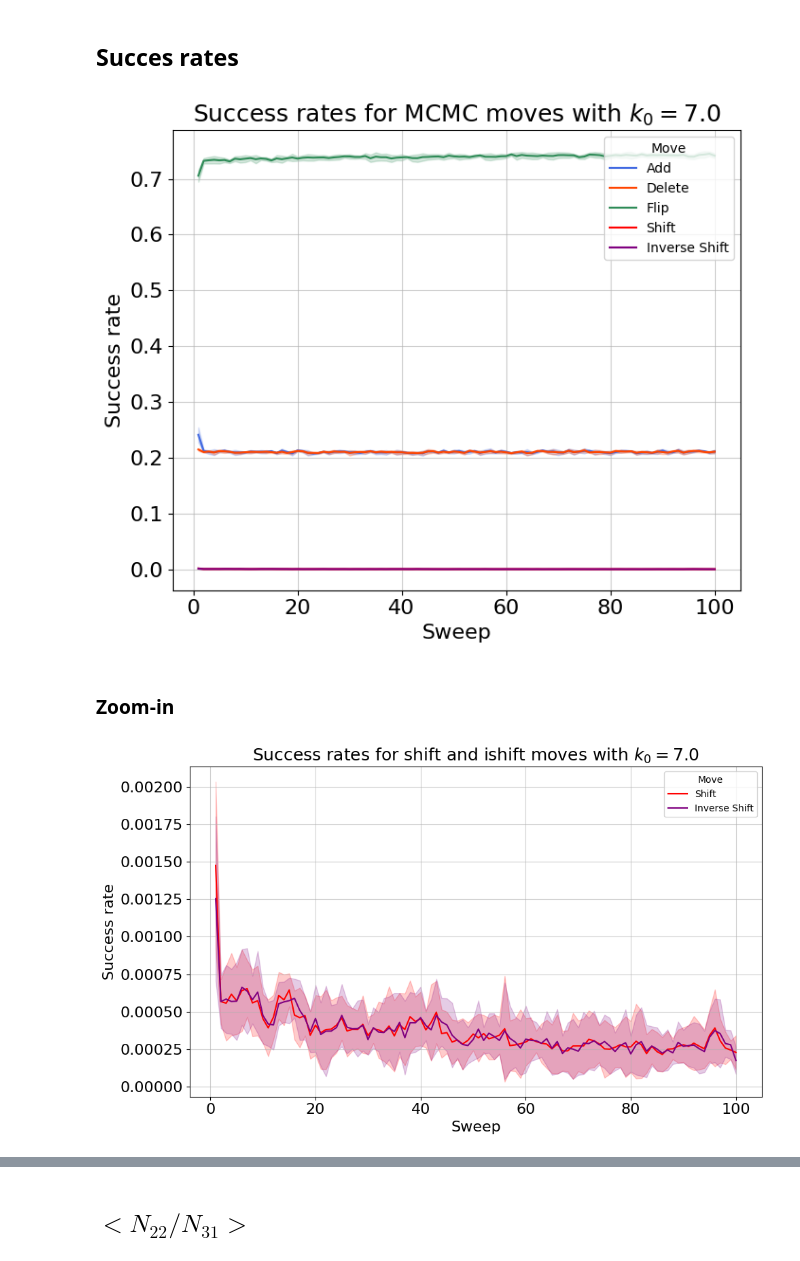
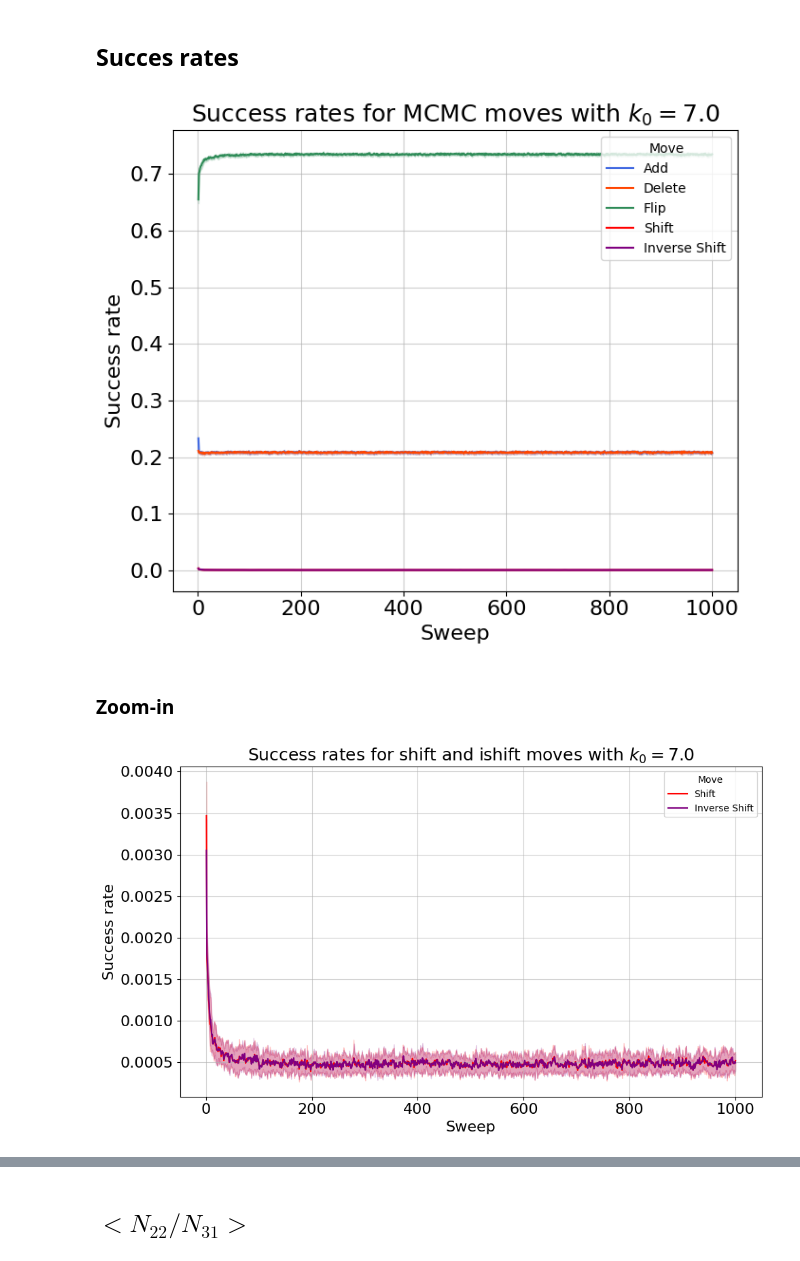
Before and after one commit to sedadenboer/CDT, a Jupyter notebook: src/2+1/experiments/analysis_thermal.ipynb, the cells around one changed output, grey strips where cells are left out. Drawn from its saved outputs; the diff is of its cells as text; code cells hidden in the pictures.

```diff
--- a/src/2+1/experiments/analysis_thermal.ipynb
+++ b/src/2+1/experiments/analysis_thermal.ipynb
@@ -16,10 +17,10 @@ import os
 # %% [markdown]
 ## Experiment parameters
 # %%
-chains = 5
+chains = 16
 k0_values = np.arange(0.0, 8.0, 1.0)
-T = 3
-thermal_sweeps = 100
+T = 10
+thermal_sweeps = 1000
 sweeps = 0
 target_volume = 3000
 ksteps = 300000
@@ -212,8 +218,9 @@ plt.savefig(savepath, dpi=400, bbox_inches='tight')
 # %% [markdown]
 ## Succes rates
 # %%
-filepaths_successes = [f'measurements/k0={k0}/T{T}_k0={k0}_tswps={thermal_sweeps}_swps={sweeps}_kstps={ksteps}_chain={chain}_successes.npy' for chain in range(chains)]
-filepath_fails = [f'measurements/k0={k0}/T{T}_k0={k0}_tswps={thermal_sweeps}_swps={sweeps}_kstps={ksteps}_chain={chain}_fails.npy' for chain in range(chains)]
+path = f'thermal_{target_volume}/T{T}/measurements/k0={k0}'
+filepaths_successes = glob.glob(f'{path}/*successes.npy')
+filepath_fails = glob.glob(f'{path}/*fails.npy')
 
 sr_add = []
 sr_delete = []
@@ -266,33 +273,33 @@ plt.xticks(fontsize=16)
 plt.grid(True, which="both", ls="-", alpha=0.6)
 plt.legend(title='Move', fancybox=True, loc='upper right')
 plt.tight_layout()
-savepath = f'plots/success_rates/success_rates_k0={k0}.png'
+savepath = f'plots/success_rates/T{T}_success_rates_k0={k0}_tswps={thermal_sweeps}.png'
 if not os.path.exists('plots/success_rates'):
     os.makedirs('plots/success_rates')
 plt.savefig(savepath, dpi=400, bbox_inches='tight')
 # %% [output]
-[figure, old version]
+[figure, new version]
 # %% [markdown]
 ### Zoom-in
 # %%
 # Plot the chains average with the standard deviation
 plt.figure(figsize=(10, 6))
 sns.lineplot(data=df_sr_shift, x='sweep', y='sr', errorbar='sd', label='Shift', color='red')
 sns.lineplot(data=df_sr_ishift, x='sweep', y='sr', errorbar='sd', label='Inverse Shift', color='purple')
 plt.xlabel('Sweep', fontsize=16)
 plt.ylabel('Success rate', fontsize=16)
 plt.title(f'Success rates for shift and ishift moves with $k_0={k0}$', fontsize=18)
 plt.yticks(fontsize=16)
 plt.xticks(fontsize=16)
 plt.grid(True, which="both", ls="-", alpha=0.6)
-plt.legend(title='Move', fancybox=True, loc='upper right')
+plt.legend(title='Move', fancybox=True)
 plt.tight_layout()
-savepath = f'plots/success_rates/shift_ishift_success_rates_k0={k0}.png'
+savepath = f'plots/success_rates/T{T}_shift_ishift_success_rates_k0={k0}_tswps={thermal_sweeps}.png'
 if not os.path.exists('plots/success_rates'):
     os.makedirs('plots/success_rates')
 plt.savefig(savepath, dpi=400, bbox_inches='tight')
 # %% [output]
-[figure, old version]
+[figure, new version]
 # %%
 # Plot the chains average with the standard deviation
 plt.figure(figsize=(10, 6))
```
Also changed, not shown: parts of 14 cells of this notebook, 1 other file.
